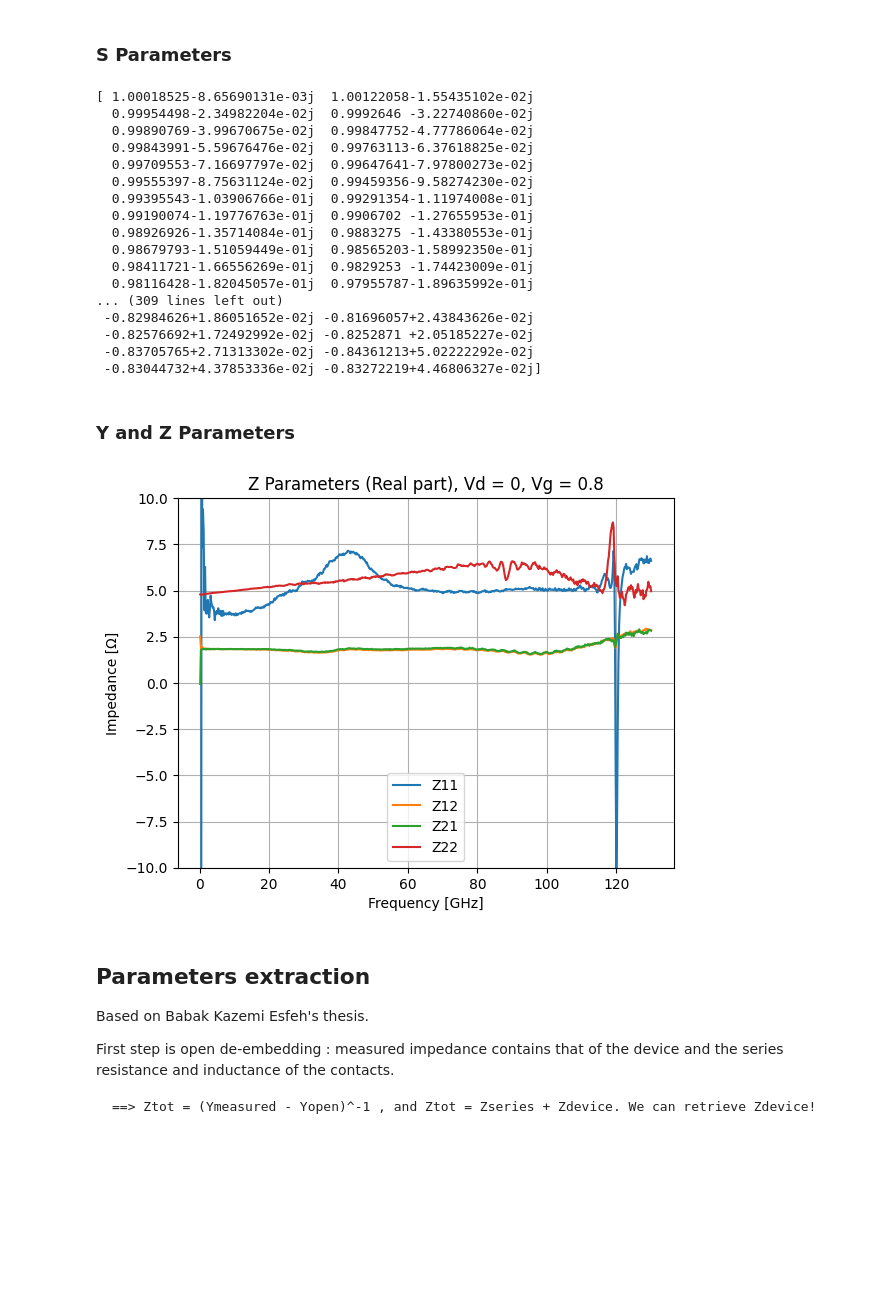
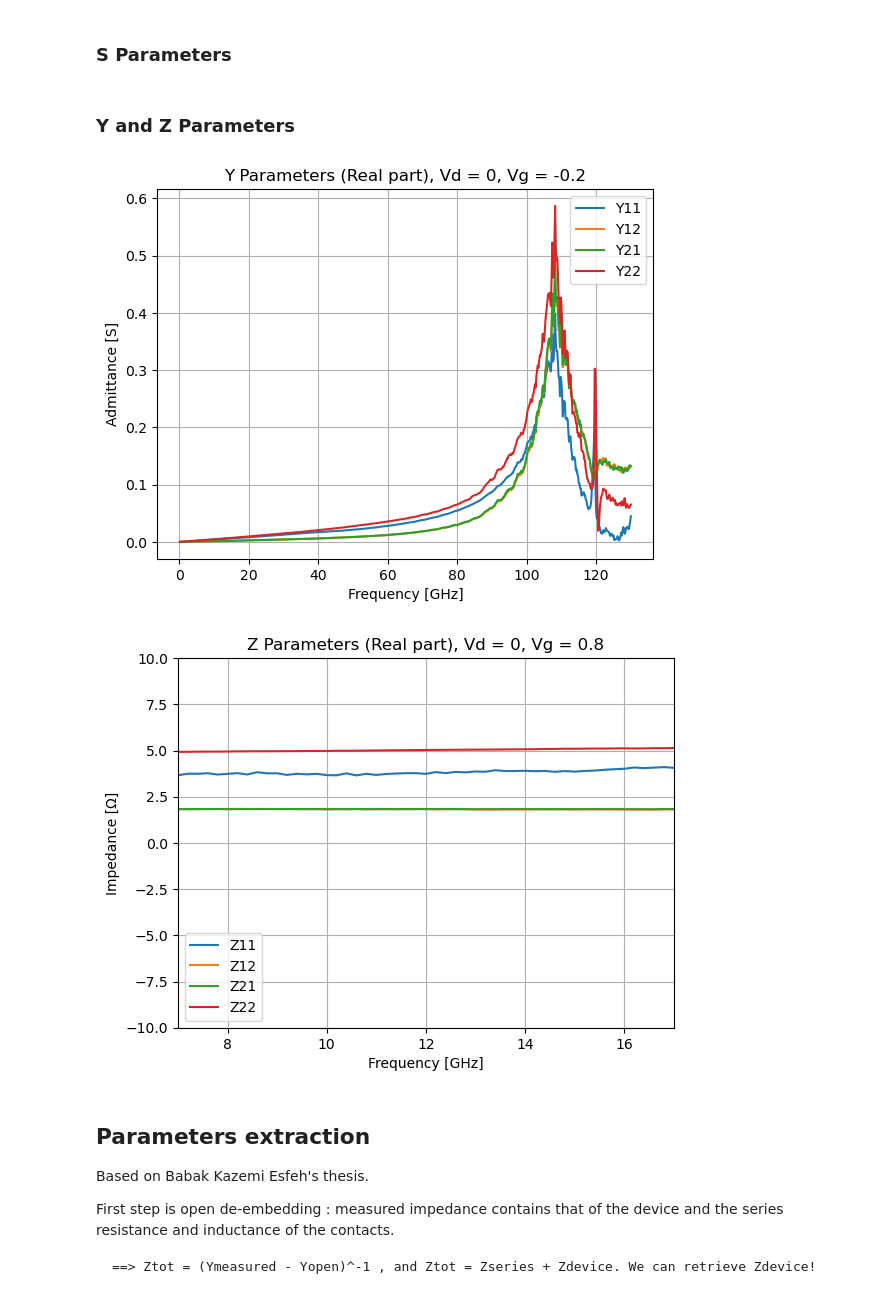
Before and after one commit to nonoswagman/LELEC2541, a Jupyter notebook: ExtractParameters.ipynb, the cells around one changed output. Cells and saved outputs as stored; diff of their text form; code cells hidden in the pictures; blank space fills up the shorter version.

Commit message:
good ft and params

```diff
--- a/ExtractParameters.ipynb
+++ b/ExtractParameters.ipynb
@@ -177,25 +191,6 @@ def S_parameters(file, measurement_index, norm=True, plot=False):
 
 
 S11, S12, S21, S22 = S_parameters(file2, 0, norm=False)
-print(S11)
-# %% [output]
-[ 1.00018525-8.65690131e-03j  1.00122058-1.55435102e-02j
-  0.99954498-2.34982204e-02j  0.9992646 -3.22740860e-02j
-  0.99890769-3.99670675e-02j  0.99847752-4.77786064e-02j
-  0.99843991-5.59676476e-02j  0.99763113-6.37618825e-02j
-  0.99709553-7.16697797e-02j  0.99647641-7.97800273e-02j
-  0.99555397-8.75631124e-02j  0.99459356-9.58274230e-02j
-  0.99395543-1.03906766e-01j  0.99291354-1.11974008e-01j
-  0.99190074-1.19776763e-01j  0.9906702 -1.27655953e-01j
-  0.98926926-1.35714084e-01j  0.9883275 -1.43380553e-01j
-  0.98679793-1.51059449e-01j  0.98565203-1.58992350e-01j
-  0.98411721-1.66556269e-01j  0.9829253 -1.74423009e-01j
-  0.98116428-1.82045057e-01j  0.97955787-1.89635992e-01j
-... (309 lines left out)
- -0.82984626+1.86051652e-02j -0.81696057+2.43843626e-02j
- -0.82576692+1.72492992e-02j -0.8252871 +2.05185227e-02j
- -0.83705765+2.71313302e-02j -0.84361213+5.02222292e-02j
- -0.83044732+4.37853336e-02j -0.83272219+4.46806327e-02j]
 # %% [markdown]
 ### Y and Z Parameters
 # %%
@@ -228,10 +223,16 @@ def Y_parameters(file, measurement_index, plot=False):
     Y22 /= 50
 
     if plot:
-        plt.plot(f*1e-9, np.real(Y11), linestyle='-', label='S11')
-        plt.plot(f*1e-9, np.real(Y12), linestyle='-', label='S12')
-        plt.plot(f*1e-9, np.real(Y21), linestyle='-', label='S21')
-        plt.plot(f*1e-9, np.real(Y22), linestyle='-', label='S22')
+        # plt.plot(f*1e-9, np.real(Y11), linestyle='-', label='Y11')
+        # plt.plot(f*1e-9, np.real(Y12), linestyle='-', label='Y12')
+        # plt.plot(f*1e-9, np.real(Y21), linestyle='-', label='Y21')
+        # plt.plot(f*1e-9, np.real(Y22), linestyle='-', label='Y22')
+
+        plt.plot(f*1e-9, np.absolute(Y11), linestyle='-', label='Y11')
+        plt.plot(f*1e-9, np.absolute(Y12), linestyle='-', label='Y12')
+        plt.plot(f*1e-9, np.absolute(Y21), linestyle='-', label='Y21')
+        plt.plot(f*1e-9, np.absolute(Y22), linestyle='-', label='Y22')
+
         plt.xlabel('Frequency [GHz]')
         plt.ylabel('Admittance [S]')
         plt.title('Y Parameters (Real part), Vd = {}, Vg = {}'.format(vd, vg))
@@ -241,7 +242,7 @@ def Y_parameters(file, measurement_index, plot=False):
 
     return Y11, Y12, Y21, Y22
 
-Y11, Y12, Y21, Y22 = Y_parameters(file2, 0)
+Y11, Y12, Y21, Y22 = Y_parameters(file2, 0, plot=True)
 
 
 # Scale sucks for this one
@@ -263,34 +264,37 @@ def Z_parameters(file, measurement_index, plot=False):
     S21 = S21c[0] + 1j*S21c[1]
     S22 = S22c[0] + 1j*S22c[1]
 
     Z11 = ((1 + S11) * (1 - S22) + S12 * S21) / ((1 -S11) * (1 - S22) - S12 * S21)
     Z12 = 2*S12/((1 - S11) * (1 -S22) - S12 * S21)
     Z21 = 2*S21/((1 - S11) * (1 -S22) - S12 * S21)
     Z22 = ((1 + S22) * (1 - S11) + S12 * S21) / ((1 -S11) * (1 - S22) - S12 * S21)
 
     Z11 *= 50
     Z12 *= 50
     Z21 *= 50
     Z22 *= 50
 
     if plot:
         plt.plot(f*1e-9, np.real(Z11), linestyle='-', label='Z11')
         plt.plot(f*1e-9, np.real(Z12), linestyle='-', label='Z12')
         plt.plot(f*1e-9, np.real(Z21), linestyle='-', label='Z21')
         plt.plot(f*1e-9, np.real(Z22), linestyle='-', label='Z22')
+
         plt.xlabel('Frequency [GHz]')
         plt.ylabel('Impedance [Ω]')
         plt.ylim(-10, 10)
+        plt.xlim(7, 17)
         plt.title('Z Parameters (Real part), Vd = {}, Vg = {}'.format(vd, vg))
         plt.grid(True)
         plt.legend()
         plt.show()
 
     return Z11, Z12, Z21, Z22
 
 Z11, Z12, Z21, Z22 = Z_parameters(file2, 10, plot=True)
 # %% [output]
-[figure, old version]
+[figure, new version]
+[figure, added]
 # %% [markdown]
 ## Parameters extraction
 
```
Also changed, not shown: parts of 11 cells of this notebook.
